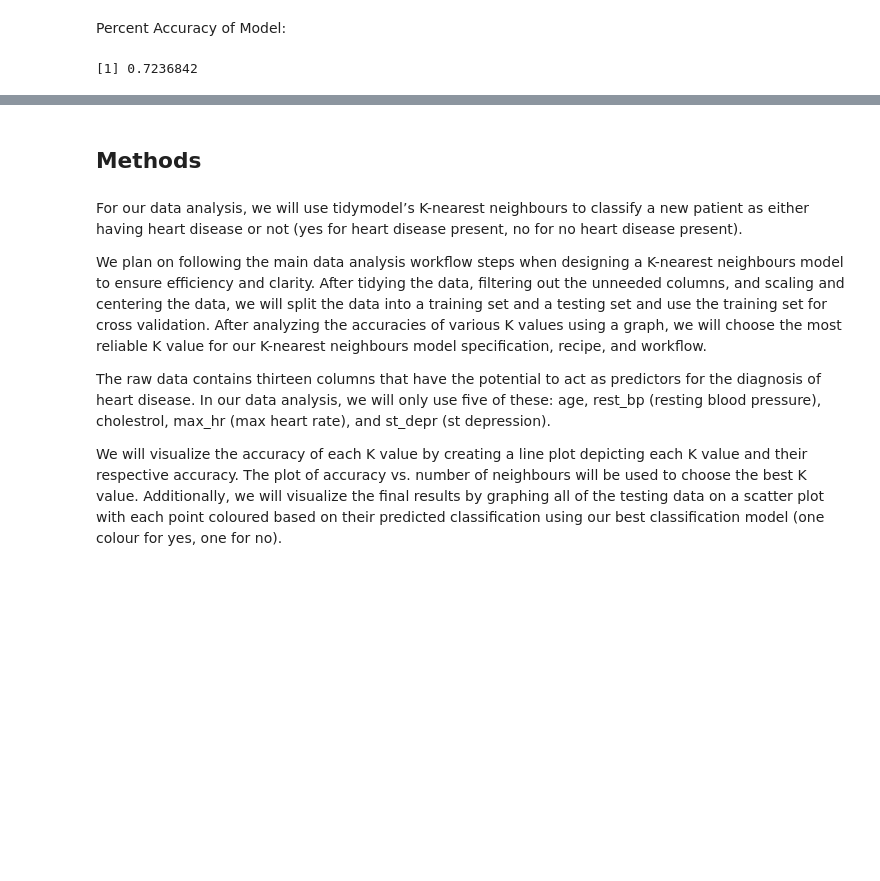
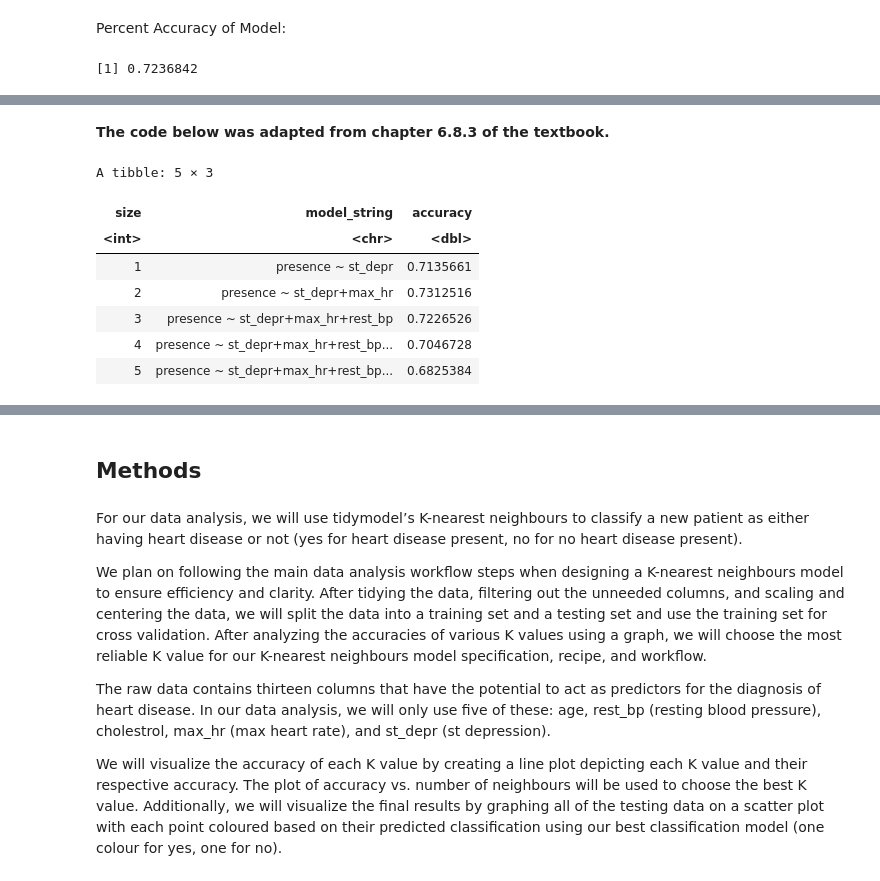
Before and after one commit to itsDagu/dsci100-group-01, a Jupyter notebook: group_proposal.ipynb, the cells around one changed output, grey strips where cells are left out. Cells and saved outputs as stored; diff of their text form; code cells hidden in the pictures; blank space fills up the shorter version.

```diff
--- a/group_proposal.ipynb
+++ b/group_proposal.ipynb
@@ -223,0 +249,73 @@ percent_accuracy
+# %% [markdown]
+**The code below was adapted from chapter 6.8.3 of the textbook.**
+# %%
+set.seed(100)
+
+# create an empty tibble to store the results
+accuracies <- tibble(size = integer(),
+                     model_string = character(),
+                     accuracy = numeric())
+
+# create a model specification
+knn_spec <- nearest_neighbor(weight_func = "rectangular", neighbors = tune()) |>
+     set_engine("kknn") |>
+     set_mode("classification")
+
+# create a 5-fold cross-validation object
+heart_vfold <- vfold_cv(heart_train, v = 5, strata = presence)
+
+# store the total number of predictors
+n_total <- length(predictors)
+
+# stores selected predictors
+selected <- c()
+
+# for every size from 1 to the total number of predictors
+for (i in 1:n_total) {
+    # for every predictor still not added yet
+    accs <- list()
+    models <- list()
+    for (j in 1:length(predictors)) {
+        # create a model string for this combination of predictors
+        preds_new <- c(selected, predictors[[j]])
+        model_string <- paste("presence", "~", paste(preds_new, collapse="+"))
+
+        # create a recipe from the model string
+        heart_recipe <- recipe(as.formula(model_string),
+                                data = heart_train) |>
+                          step_scale(all_predictors()) |>
+                          step_center(all_predictors())
+
+        # tune the KNN classifier with these predictors,
+        # and collect the accuracy for the best K
+        acc <- workflow() |>
+          add_recipe(heart_recipe) |>
+          add_model(knn_spec) |>
+          tune_grid(resamples = heart_vfold, grid = 10) |>
+          collect_metrics() |>
+          filter(.metric == "accuracy") |>
+          summarize(mx = max(mean))
+        acc <- acc$mx |> unlist()
+
+        # add this result to the dataframe
+        accs[[j]] <- acc
+        models[[j]] <- model_string
+    }
+    jstar <- which.max(unlist(accs))
+    accuracies <- accuracies |>
+      add_row(size = i,
+              model_string = models[[jstar]],
+              accuracy = accs[[jstar]])
+    selected <- c(selected, predictors[[jstar]])
+    predictors <- predictors[-jstar]
+}
+accuracies
+# %% [output]
+A tibble: 5 × 3
+| size | model_string | accuracy |
+| <int> | <chr> | <dbl> |
+| 1 | presence ~ st_depr | 0.7135661 |
+| 2 | presence ~ st_depr+max_hr | 0.7312516 |
+| 3 | presence ~ st_depr+max_hr+rest_bp | 0.7226526 |
+| 4 | presence ~ st_depr+max_hr+rest_bp... | 0.7046728 |
+| 5 | presence ~ st_depr+max_hr+rest_bp... | 0.6825384 |
```
Also changed, not shown: parts of 5 cells of this notebook.
